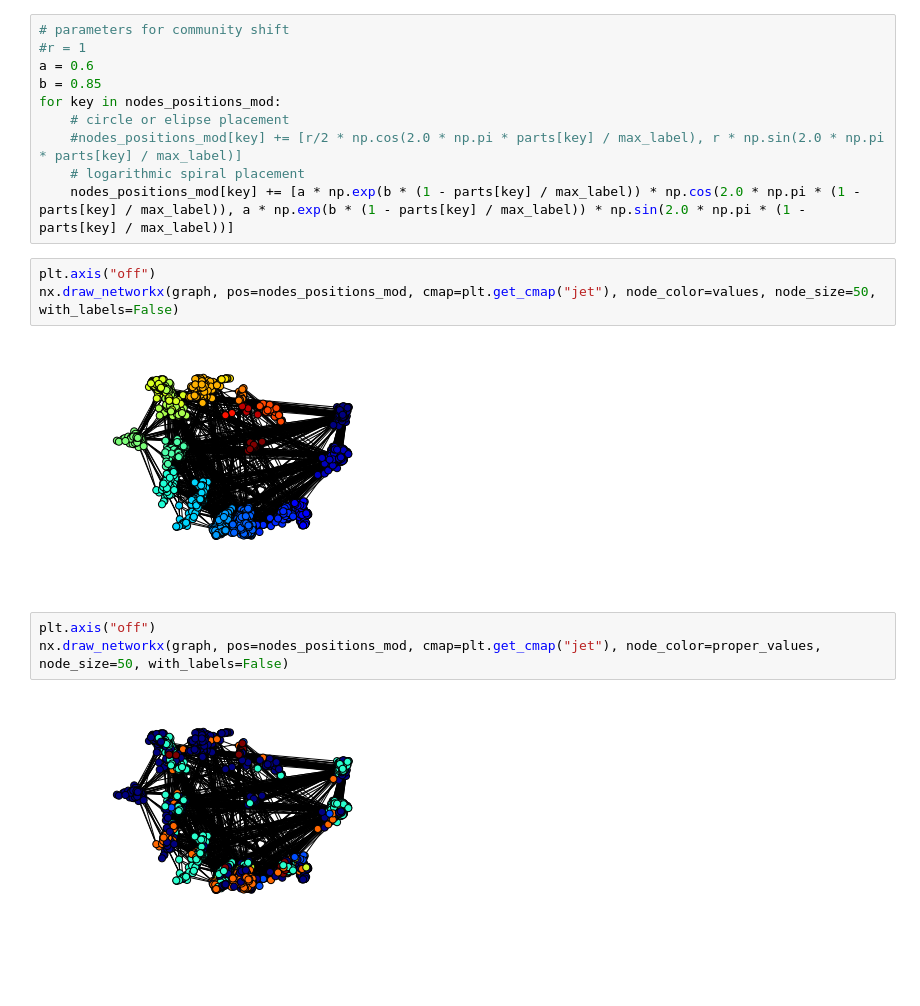
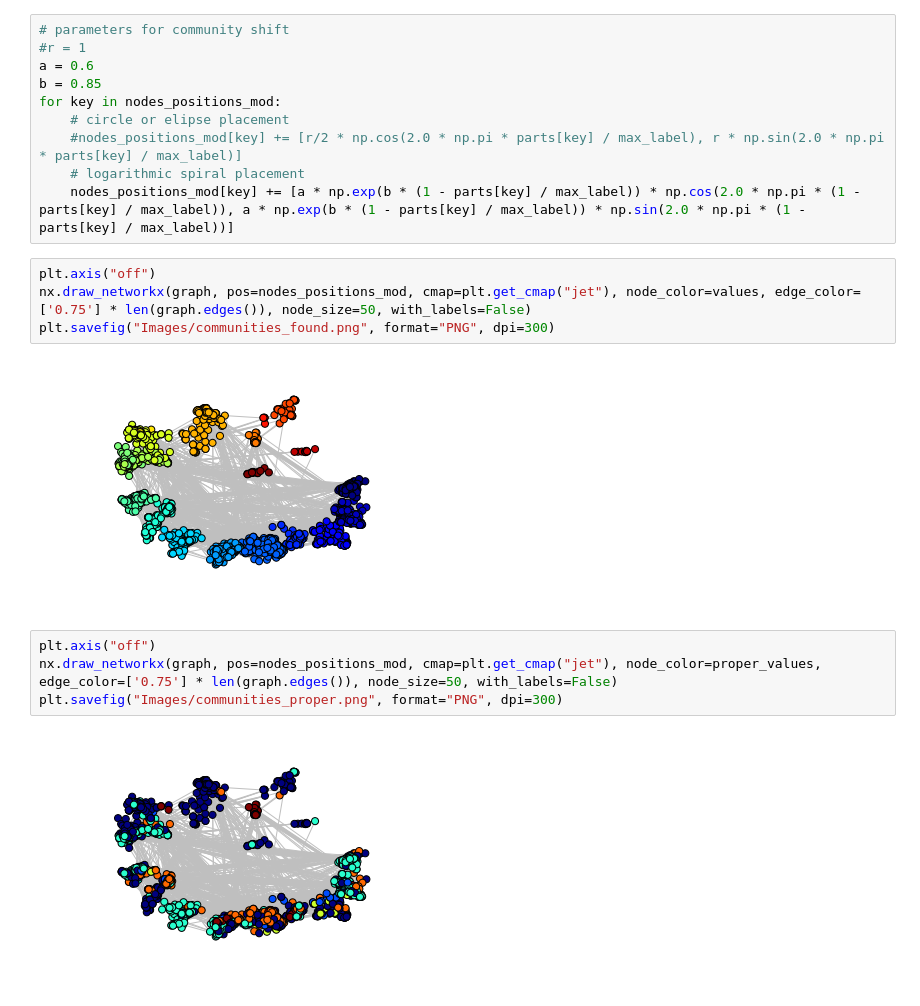
Before and after one commit to CriMenghini/modERN, a Jupyter notebook: CommunityDetection.ipynb, the cells around one changed output. Saved outputs shown, nothing was run; the diff lists cells and outputs as text.

```diff
--- a/CommunityDetection.ipynb
+++ b/CommunityDetection.ipynb
@@ -147,11 +147,13 @@ for key in nodes_positions_mod:
     nodes_positions_mod[key] += [a * np.exp(b * (1 - parts[key] / max_label)) * np.cos(2.0 * np.pi * (1 - parts[key] / max_label)), a * np.exp(b * (1 - parts[key] / max_label)) * np.sin(2.0 * np.pi * (1 - parts[key] / max_label))]
 # %%
 plt.axis("off")
-nx.draw_networkx(graph, pos=nodes_positions_mod, cmap=plt.get_cmap("jet"), node_color=values, node_size=50, with_labels=False)
+nx.draw_networkx(graph, pos=nodes_positions_mod, cmap=plt.get_cmap("jet"), node_color=values, edge_color=['0.75'] * len(graph.edges()), node_size=50, with_labels=False)
+plt.savefig("Images/communities_found.png", format="PNG", dpi=300)
 # %% [output]
-[figure, old version]
+[figure, new version]
 # %%
 plt.axis("off")
-nx.draw_networkx(graph, pos=nodes_positions_mod, cmap=plt.get_cmap("jet"), node_color=proper_values, node_size=50, with_labels=False)
+nx.draw_networkx(graph, pos=nodes_positions_mod, cmap=plt.get_cmap("jet"), node_color=proper_values, edge_color=['0.75'] * len(graph.edges()), node_size=50, with_labels=False)
+plt.savefig("Images/communities_proper.png", format="PNG", dpi=300)
 # %% [output]
-[figure, old version]
+[figure, new version]
```
Also changed, not shown: 20 other files.
